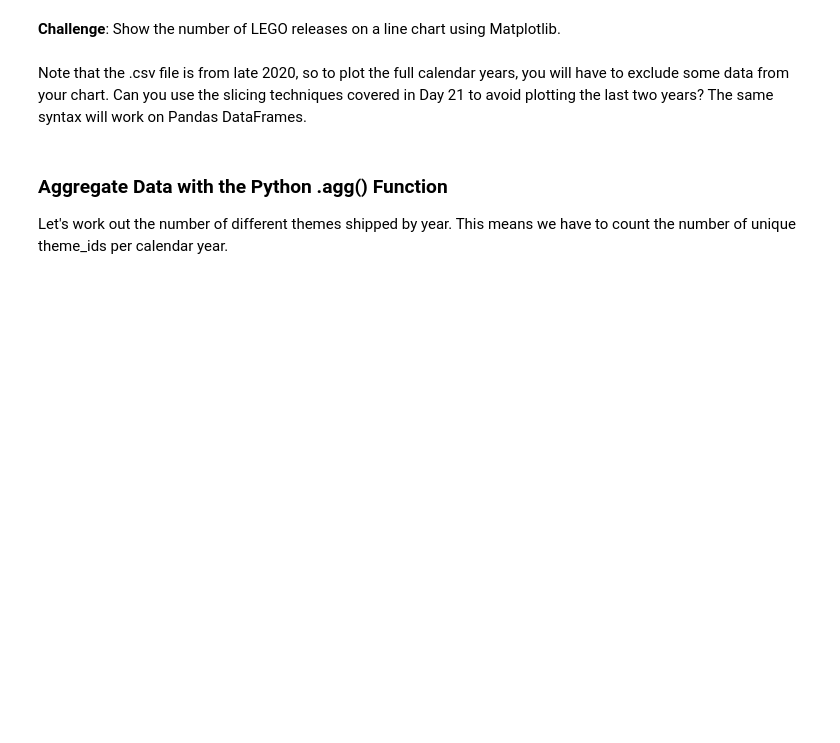
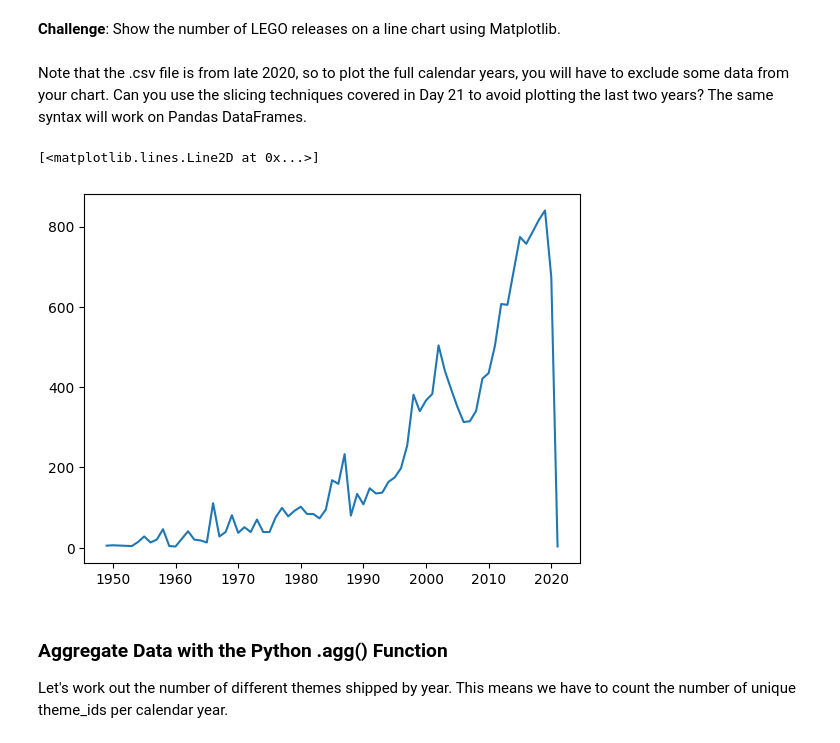
Before and after one commit to KesterDaniel/LEGO_analysis, a Jupyter notebook: Lego_Analysis_for_Course_(start).ipynb, the cells around one changed output. Drawn from its saved outputs; the diff is of its cells as text; code cells hidden in the pictures; blank space fills up the shorter version.

```diff
--- a/Lego_Analysis_for_Course_(start).ipynb
+++ b/Lego_Analysis_for_Course_(start).ipynb
@@ -133,2 +138,5 @@ print("The amount of different sets and types of LEGOS sold in the first year wa
 # %% [markdown]
 **Challenge**: Use <code>.groupby()</code> and <code>.count()</code> to show the number of LEGO sets released year-on-year. How do the number of sets released in 1955 compare to the number of sets released in 2019?
+# %%
+set_by_year = set_df.groupby("year").count()
+set_by_year
@@ -136,6 +169,13 @@ print("The amount of different sets and types of LEGOS sold in the first year wa
 **Challenge**: Show the number of LEGO releases on a line chart using Matplotlib. <br>
 <br>
 Note that the .csv file is from late 2020, so to plot the full calendar years, you will have to exclude some data from your chart. Can you use the slicing techniques covered in Day 21 to avoid plotting the last two years? The same syntax will work on Pandas DataFrames.
+# %%
+import matplotlib.pyplot as plt
+# for year in set_by_year.index[3:6]:
+plt.plot(set_by_year.index[:-2], set_by_year["set_num"][:-2])
+# %% [output]
+[<matplotlib.lines.Line2D at 0x...>]
+[figure, added]
 # %% [markdown]
 ### Aggregate Data with the Python .agg() Function
 
```
Also changed, not shown: parts of 4 cells of this notebook.
